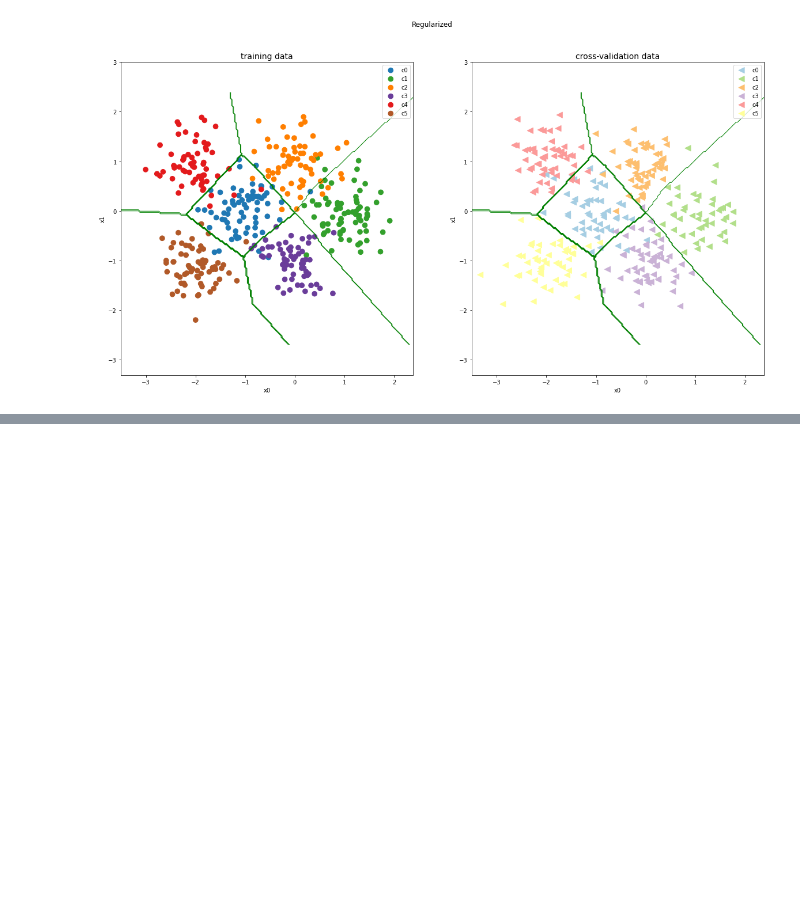
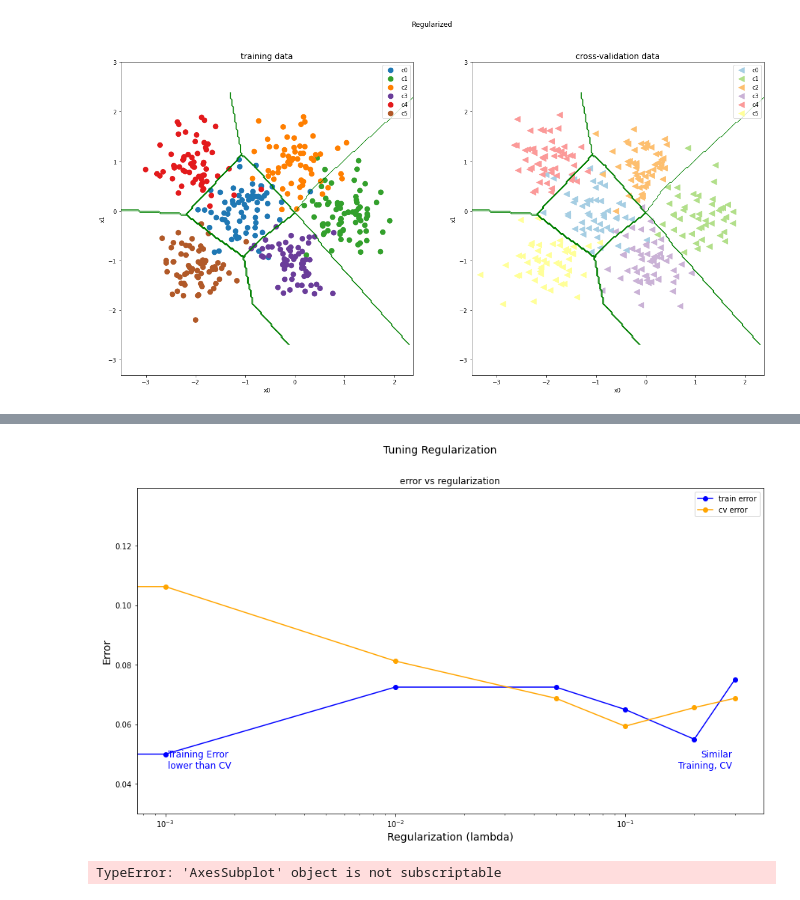
Before and after one commit to whitemithrandir/Machine_Learning_Project, a Jupyter notebook: Advice for Applying Machine Learning/Advice for Applying Machine Learning.ipynb, the cells around one changed output, grey strips where cells are left out. Cells and saved outputs as stored; diff of their text form; code cells hidden in the pictures; blank space fills up the shorter version.

```diff
--- a/Advice for Applying Machine Learning/Advice for Applying Machine Learning.ipynb
+++ b/Advice for Applying Machine Learning/Advice for Applying Machine Learning.ipynb
@@ -507,3 +550,67 @@ categorization error, cv,       regularized: 0.059, simple model, 0.075, complex
+# %%
+def plot_iterate(lambdas, models, X_train, y_train, X_cv, y_cv):
+    err_train = np.zeros(len(lambdas))
+    err_cv = np.zeros(len(lambdas))
+    for i in range(len(models)):
+        err_train[i] = eval_cat_err(y_train,np.argmax( models[i](X_train), axis=1))
+        err_cv[i] = eval_cat_err(y_cv, np.argmax( models[i](X_cv), axis=1))
+
+    fig, ax = plt.subplots(1,1,figsize=(15,8))
+
+    ax.set_title("error vs regularization",fontsize = 12)
+    ax.plot(lambdas, err_train, marker='o', label="train error", color = "blue")
+    ax.plot(lambdas, err_cv,    marker='o', label="cv error",    color = "orange")
+    ax.set_xscale('log')
+    ax.set_ylim(*ax.get_ylim())
+    ax.set_xlabel("Regularization (lambda)",fontsize = 14)
+    ax.set_ylabel("Error",fontsize = 14)
+    ax.legend()
+    fig.suptitle("Tuning Regularization",fontsize = 14)
+    ax.text(0.05,0.14,"Training Error\nlower than CV",fontsize=12, ha='left',transform=ax.transAxes,color = "blue")
+    ax.text(0.95,0.14,"Similar\nTraining, CV",    fontsize=12, ha='right',transform=ax.transAxes,color = "blue")
+    plt.show()
+
+plot_iterate(lambdas, models, X_train, y_train, X_cv, y_cv)
+# %% [output]
+[figure, added]
+# %%
+def plt_compare(X,y, classes, simple, regularized, centers):
+    plt.close("all")
+
+  #plt simple
+    plot_cat_decision_boundary(ax[0], X, simple,  vector=True)
+    ax[0].set_title("Simple Model", fontsize=14)
+    plt_mc_data(ax[0], X,y, classes, map=dkcolors_map, legend=True, size=75)
+    ax[0].set_xlabel('x0') ; ax[0].set_ylabel("x1");
+
+  #plt regularized
+    plot_cat_decision_boundary(ax[1], X, regularized,  vector=True)
+    ax[1].set_title("Regularized Model", fontsize=14)
+    plt_mc_data(ax[1], X,y, classes, map=dkcolors_map, legend=True, size=75)
+    ax[1].set_xlabel('x0') ; ax[0].set_ylabel("x1");
+
+  #plt ideal
+    cat_predict = lambda pt: recat(pt.reshape(1,2), centers)
+    plot_cat_decision_boundary(ax[2], X, cat_predict,  vector=False)
+    ax[2].set_title("Ideal Model", fontsize=14)
+    plt_mc_data(ax[2], X,y, classes, map=dkcolors_map, legend=True, size=75)
+    ax[2].set_xlabel('x0') ; ax[0].set_ylabel("x1");
+
+    err_s = eval_cat_err(y, simple(X))
+    err_r = eval_cat_err(y, regularized(X))
+    ax[0].text(-2.75,3,f"err_test={err_s:0.2f}", fontsize=12)
+    ax[1].text(-2.75,3,f"err_test={err_r:0.2f}", fontsize=12)
+    m = len(X)
+    y_eq  = np.zeros(m)
+    for i in range(m):
+        y_eq[i] = recat(X[i], centers)
+    err_eq = eval_cat_err(y, y_eq)
+    ax[2].text(-2.75,3,f"err_test={err_eq:0.2f}", fontsize=12)
+    plt.show()
+
+plt_compare(X_test,y_test, classes, model_predict_s, model_predict_r, centers)
+# %% [output]
+TypeError: 'AxesSubplot' object is not subscriptable
 # %%
 # import numpy as np
 # import random
```
Also changed, not shown: parts of 5 cells of this notebook.
